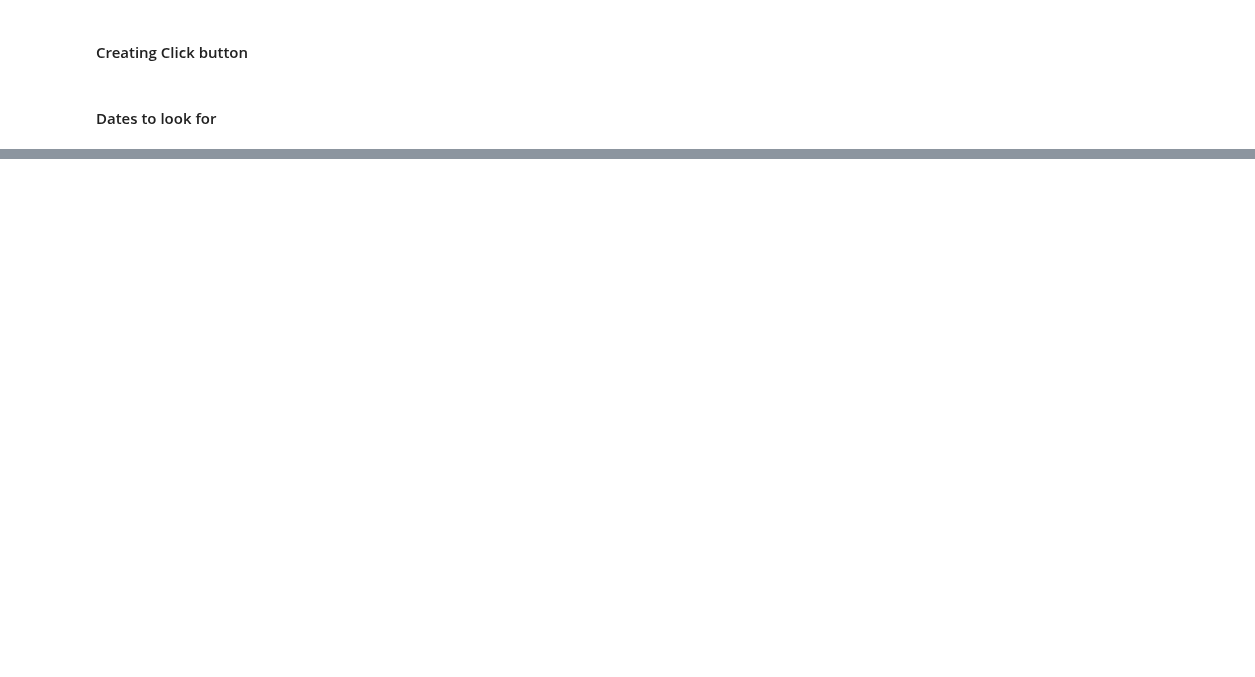
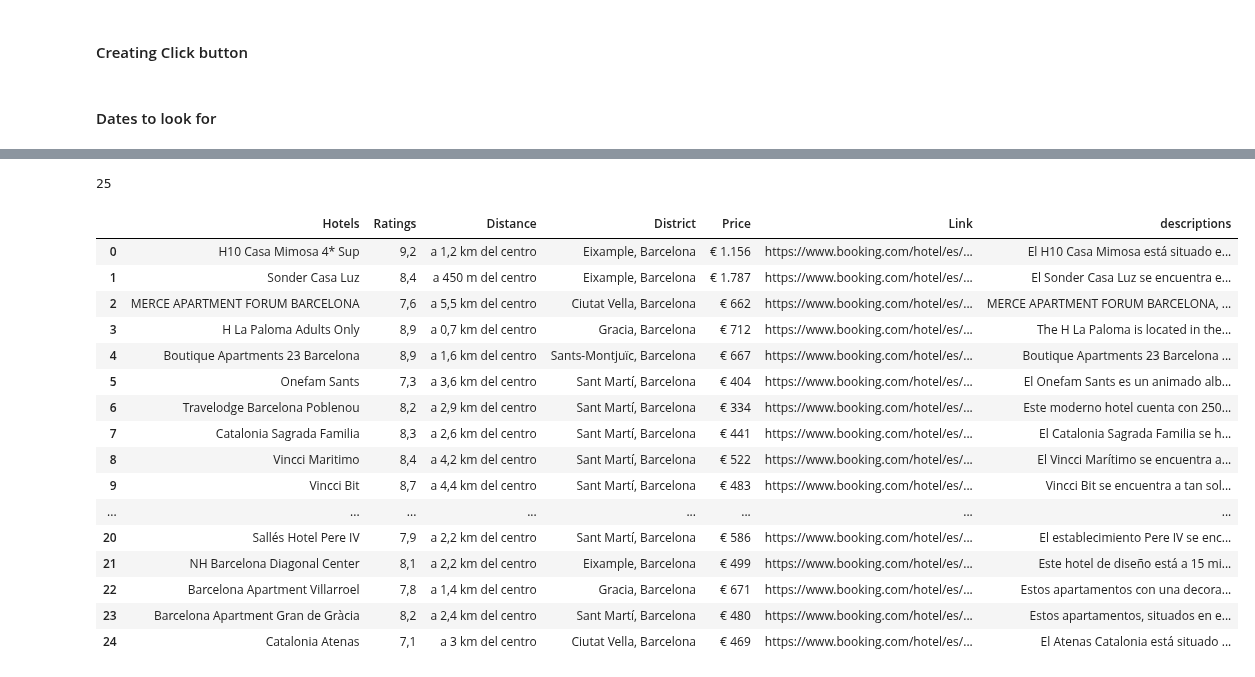
Before and after one commit to mgallon235/Bookings, a Jupyter notebook: mikel_folder/Tests.ipynb, the cells around one changed output, grey strips where cells are left out. Cells and saved outputs as stored; diff of their text form; code cells hidden in the pictures; blank space fills up the shorter version.

```diff
--- a/mikel_folder/Tests.ipynb
+++ b/mikel_folder/Tests.ipynb
@@ -344,2 +344,47 @@ df_new[0:50]
+# %%
+links = [my_dict.get('Link') for my_dict in df]
+len(links)
+# %% [output]
+25
+# %%
+descriptions = []
+path = '/Users/mikelgallo/repos2/Bookings/mikel_folder'
+links = [my_dict.get('Link') for my_dict in df]
+for i in links:
+    URL = f'{i}'
+
+    headers = {'User-Agent': 'Mozilla/5.0 (Macintosh; Intel Mac OS X 10.15; rv:121.0) Gecko/20100101 Firefox/121.0'}
+    response = requests.get(URL, headers=headers)
+    soup = BeautifulSoup(response.text, 'html.parser')
+
+    div = soup.find('div', {'id': 'property_description_content'})
+
+    # Find all p elements with a specific class within the div
+    specific_class_p_elements = div.find_all('p', class_='a53cbfa6de b3efd73f69')
+
+    for p in specific_class_p_elements:
+        descriptions.append(p.get_text(strip=True))
+# %%
+df_new['descriptions'] = descriptions
+# %%
+df_new
+# %% [output]
+|  | Hotels | Ratings | Distance | District | Price | Link | descriptions |
+| 0 | H10 Casa Mimosa 4* Sup | 9,2 | a 1,2 km del centro | Eixample, Barcelona | € 1.156 | https://www.booking.com/hotel/es/... | El H10 Casa Mimosa está situado e... |
+| 1 | Sonder Casa Luz | 8,4 | a 450 m del centro | Eixample, Barcelona | € 1.787 | https://www.booking.com/hotel/es/... | El Sonder Casa Luz se encuentra e... |
+| 2 | MERCE APARTMENT FORUM BARCELONA | 7,6 | a 5,5 km del centro | Ciutat Vella, Barcelona | € 662 | https://www.booking.com/hotel/es/... | MERCE APARTMENT FORUM BARCELONA, ... |
+| 3 | H La Paloma Adults Only | 8,9 | a 0,7 km del centro | Gracia, Barcelona | € 712 | https://www.booking.com/hotel/es/... | The H La Paloma is located in the... |
+| 4 | Boutique Apartments 23 Barcelona | 8,9 | a 1,6 km del centro | Sants-Montjuïc, Barcelona | € 667 | https://www.booking.com/hotel/es/... | Boutique Apartments 23 Barcelona ... |
+| 5 | Onefam Sants | 7,3 | a 3,6 km del centro | Sant Martí, Barcelona | € 404 | https://www.booking.com/hotel/es/... | El Onefam Sants es un animado alb... |
+| 6 | Travelodge Barcelona Poblenou | 8,2 | a 2,9 km del centro | Sant Martí, Barcelona | € 334 | https://www.booking.com/hotel/es/... | Este moderno hotel cuenta con 250... |
+| 7 | Catalonia Sagrada Familia | 8,3 | a 2,6 km del centro | Sant Martí, Barcelona | € 441 | https://www.booking.com/hotel/es/... | El Catalonia Sagrada Familia se h... |
+| 8 | Vincci Maritimo | 8,4 | a 4,2 km del centro | Sant Martí, Barcelona | € 522 | https://www.booking.com/hotel/es/... | El Vincci Marítimo se encuentra a... |
+| 9 | Vincci Bit | 8,7 | a 4,4 km del centro | Sant Martí, Barcelona | € 483 | https://www.booking.com/hotel/es/... | Vincci Bit se encuentra a tan sol... |
+| ... | ... | ... | ... | ... | ... | ... | ... |
+| 20 | Sallés Hotel Pere IV | 7,9 | a 2,2 km del centro | Sant Martí, Barcelona | € 586 | https://www.booking.com/hotel/es/... | El establecimiento Pere IV se enc... |
+| 21 | NH Barcelona Diagonal Center | 8,1 | a 2,2 km del centro | Eixample, Barcelona | € 499 | https://www.booking.com/hotel/es/... | Este hotel de diseño está a 15 mi... |
+| 22 | Barcelona Apartment Villarroel | 7,8 | a 1,4 km del centro | Gracia, Barcelona | € 671 | https://www.booking.com/hotel/es/... | Estos apartamentos con una decora... |
+| 23 | Barcelona Apartment Gran de Gràcia | 8,2 | a 2,4 km del centro | Sant Martí, Barcelona | € 480 | https://www.booking.com/hotel/es/... | Estos apartamentos, situados en e... |
+| 24 | Catalonia Atenas | 7,1 | a 3 km del centro | Ciutat Vella, Barcelona | € 469 | https://www.booking.com/hotel/es/... | El Atenas Catalonia está situado ... |
 # %%
 browser.quit()
```
Also changed, not shown: parts of 6 cells of this notebook, 2 other files.
